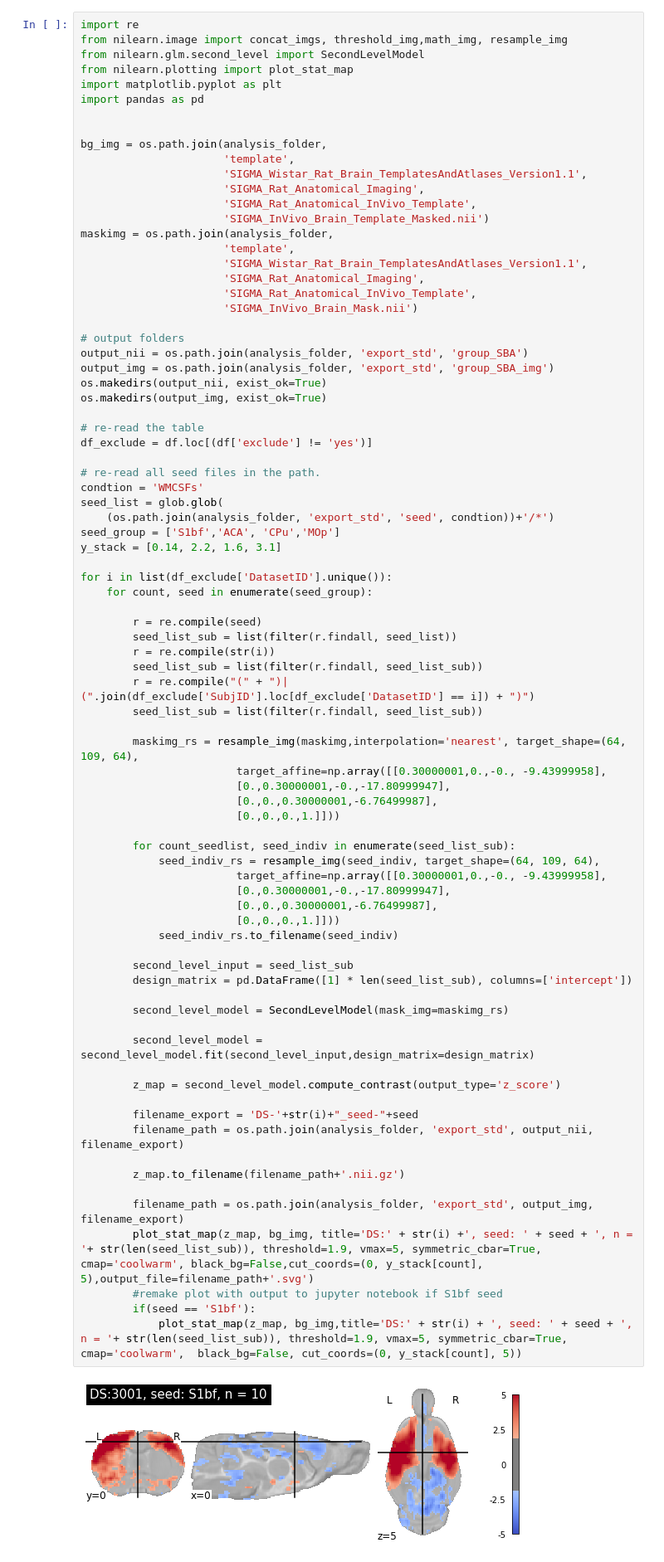
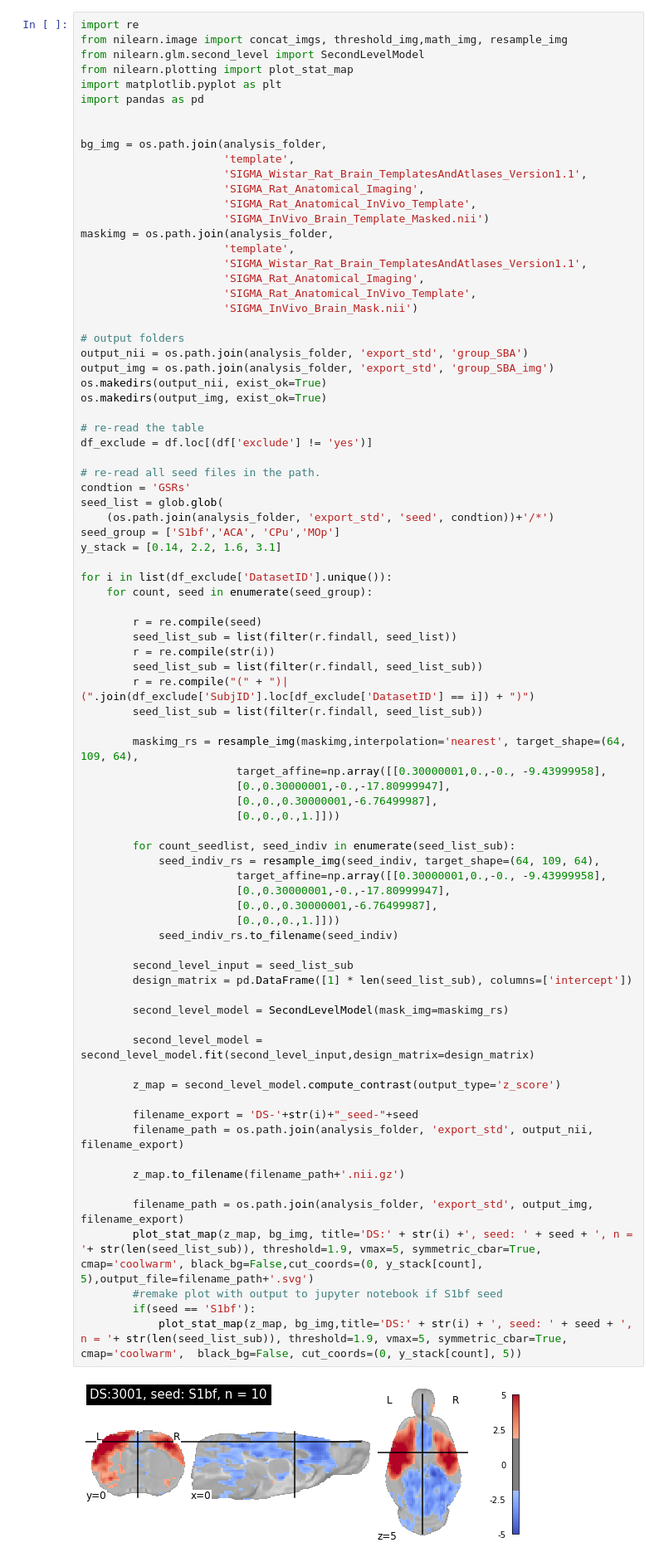
Before and after one commit to grandjeanlab/MultiRat, a Jupyter notebook: scripts/proj_analysis_sba_std.ipynb, the cells around one changed output. Shown at 83% size. Drawn from its saved outputs; the diff is of its cells as text.

```diff
--- a/scripts/proj_analysis_sba_std.ipynb
+++ b/scripts/proj_analysis_sba_std.ipynb
@@ -745,7 +737,7 @@ os.makedirs(output_img, exist_ok=True)
 df_exclude = df.loc[(df['exclude'] != 'yes')]
 
 # re-read all seed files in the path.
-condtion = 'WMCSFs'
+condtion = 'GSRs'
 seed_list = glob.glob(
     (os.path.join(analysis_folder, 'export_std', 'seed', condtion))+'/*')
 seed_group = ['S1bf','ACA', 'CPu','MOp']
@@ -768,31 +760,31 @@ for i in list(df_exclude['DatasetID'].unique()):
                         [0.,0.,0.,1.]]))
 
         for count_seedlist, seed_indiv in enumerate(seed_list_sub):
             seed_indiv_rs = resample_img(seed_indiv, target_shape=(64, 109, 64),
                         target_affine=np.array([[0.30000001,0.,-0., -9.43999958],
                         [0.,0.30000001,-0.,-17.80999947],
                         [0.,0.,0.30000001,-6.76499987],
                         [0.,0.,0.,1.]]))
             seed_indiv_rs.to_filename(seed_indiv)
 
         second_level_input = seed_list_sub
         design_matrix = pd.DataFrame([1] * len(seed_list_sub), columns=['intercept'])
 
         second_level_model = SecondLevelModel(mask_img=maskimg_rs)
 
         second_level_model = second_level_model.fit(second_level_input,design_matrix=design_matrix)
 
         z_map = second_level_model.compute_contrast(output_type='z_score')
 
         filename_export = 'DS-'+str(i)+"_seed-"+seed
         filename_path = os.path.join(analysis_folder, 'export_std', output_nii, filename_export)
 
         z_map.to_filename(filename_path+'.nii.gz')
 
         filename_path = os.path.join(analysis_folder, 'export_std', output_img, filename_export)
         plot_stat_map(z_map, bg_img, title='DS:' + str(i) +', seed: ' + seed + ', n = '+ str(len(seed_list_sub)), threshold=1.9, vmax=5, symmetric_cbar=True, cmap='coolwarm', black_bg=False,cut_coords=(0, y_stack[count], 5),output_file=filename_path+'.svg')
         #remake plot with output to jupyter notebook if S1bf seed
         if(seed == 'S1bf'):
             plot_stat_map(z_map, bg_img,title='DS:' + str(i) + ', seed: ' + seed + ', n = '+ str(len(seed_list_sub)), threshold=1.9, vmax=5, symmetric_cbar=True, cmap='coolwarm',  black_bg=False, cut_coords=(0, y_stack[count], 5))
 # %% [output]
-[figure, old version]
+[figure, new version]
```
Also changed, not shown: parts of 14 cells of this notebook, 46 other files.
